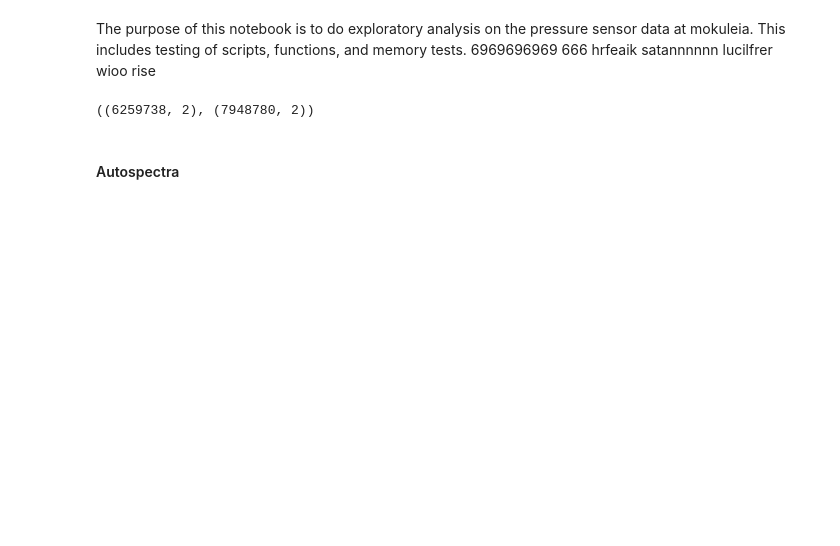
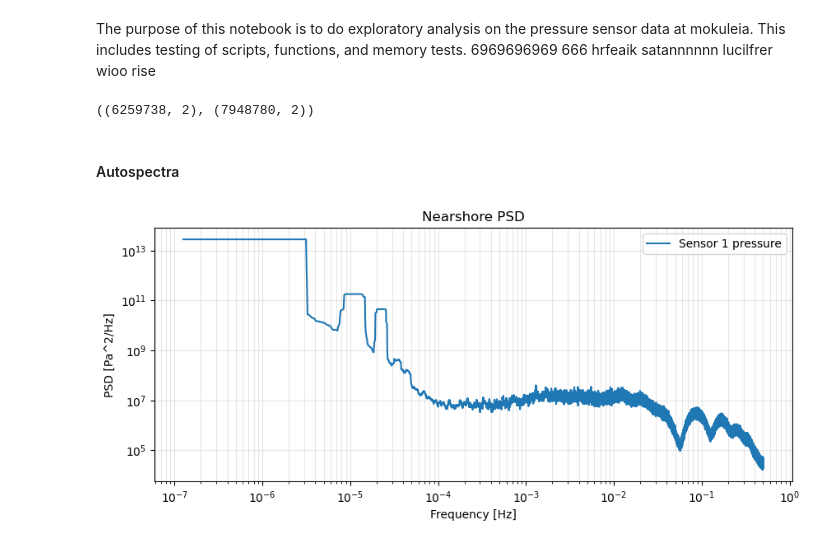
Before and after one commit to isidora-rojas/OceanWaveAnalysis, a Jupyter notebook: mokuleia/SpectralAnalysis.ipynb, the cells around one changed output. Saved outputs shown, nothing was run; the diff lists cells and outputs as text; code cells hidden in the pictures; blank space fills up the shorter version.

```diff
--- a/mokuleia/SpectralAnalysis.ipynb
+++ b/mokuleia/SpectralAnalysis.ipynb
@@ -5,12 +24,19 @@ import pandas as pd
 # %% [markdown]
 The purpose of this notebook is to do exploratory analysis on the pressure sensor data at mokuleia. This includes testing of scripts, functions, and memory tests. 6969696969 666 hrfeaik satannnnnn lucilfrer wioo rise
 # %%
+## ---------LOAD DERTER---------- ##
 dat1 = loadPressureData('data/MoA18411.mat')
 S1 = pd.DataFrame().assign(
     time=dat1.time,
     pressure=dat1.pressure_pa,
     depth=dat1.depth_m,
 ).set_index('time')
+
+S1= (
+    S1.interpolate(method="time", limit_direction="both")
+      .ffill()
+      .bfill()
+)
 
 # load two bursts/records for sensor 4
 dat4 = loadPressureData('data/MoA48411.mat')
@@ -33,3 +59,22 @@ S4.shape, S1.shape
 ((6259738, 2), (7948780, 2))
 # %% [markdown]
 #### Autospectra
+# %%
+## -------------- Nearshore Autospectra ---------------- ##
+N = len(S1)
+f = np.fft.rfftfreq(N, d=1)
+bin_avg = 50 #smooting window
+fftS1 = np.fft.rfft(S1.pressure.values)
+psdS1 = (1/(N)) * np.abs(fftS1)**2
+psdS1_avg = np.convolve(psdS1, np.ones(bin_avg)/bin_avg, mode='same')  # simple moving average
+
+plt.figure(figsize=(10, 4))
+plt.loglog(f[1:], psdS1_avg[1:], label="Sensor 1 pressure")
+plt.xlabel("Frequency [Hz]")
+plt.ylabel("PSD [Pa^2/Hz]")
+plt.title("Nearshore PSD")
+plt.grid(True, which="both", alpha=0.3)
+plt.legend()
+plt.show()
+# %% [output]
+[figure, added]
```
Also changed, not shown: parts of 6 cells of this notebook, 5 other files.
